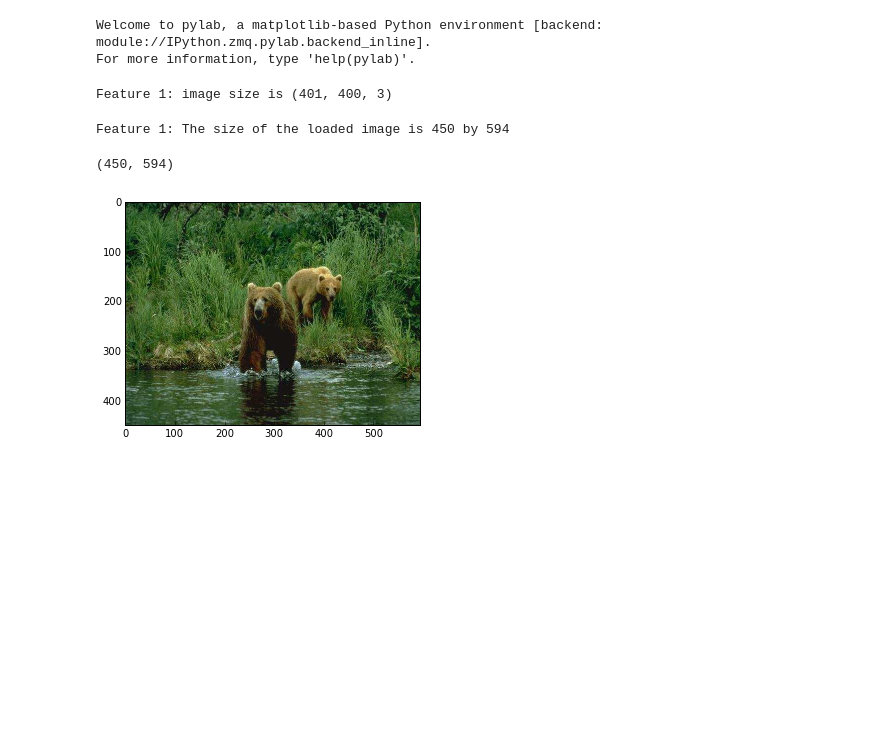
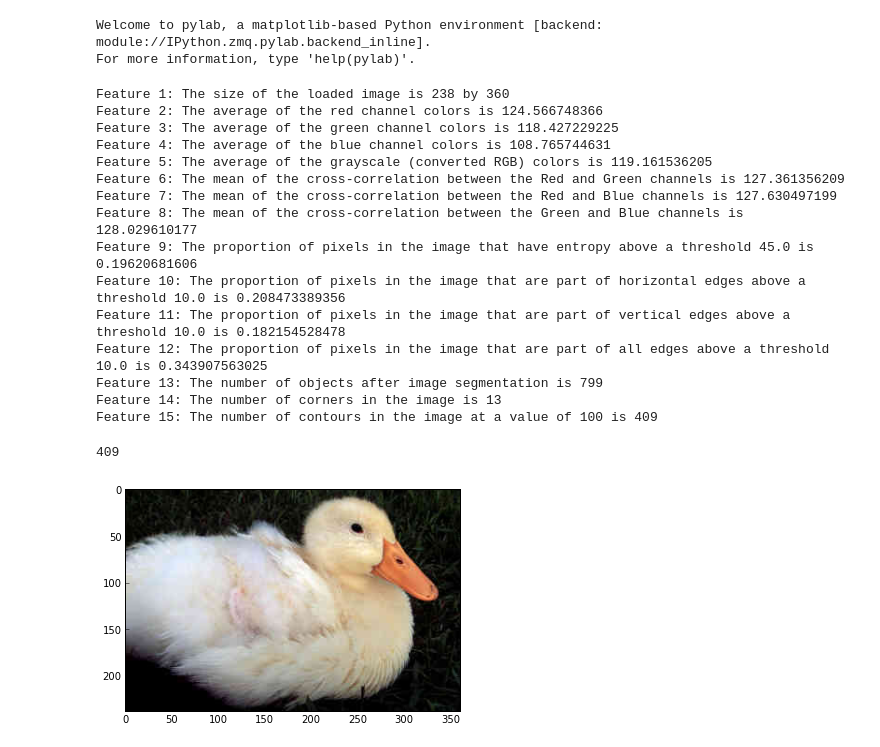
Before and after one commit to autumnshores/AY250_PythonClass, a Jupyter notebook: homework4/Q2.ipynb, the cells around one changed output. Drawn from its saved outputs; the diff is of its cells as text; code cells hidden in the pictures; blank space fills up the shorter version.

```diff
--- a/homework4/Q2.ipynb
+++ b/homework4/Q2.ipynb
@@ -5,9 +5,4 @@ import numpy as np
 # %% [output]
 Welcome to pylab, a matplotlib-based Python environment [backend: module://IPython.zmq.pylab.backend_inline].
 For more information, type 'help(pylab)'.
-# %%
-#feature 1: array size
-print 'Feature 1: image size is', img.shape
-# %% [output]
-Feature 1: image size is (401, 400, 3)
 # %%
@@ -45,11 +164,36 @@ class ImageFeatures:
-# %%
-x = ImageFeatures('bear','0001')
-x.loadimage()
-x.getimsize()
-x.getRmean()
-x.getGmean()
-x.getBmean()
-# %% [output]
-Feature 1: The size of the loaded image is 450 by 594
-(450, 594)
-[figure, removed]
+# %%
+x = ImageFeatures('duck','0014')
+x.loadimage()
+x.getimsize()
+x.getRmean()
+x.getGmean()
+x.getBmean()
+x.getGrayscalemean()
+x.getXCorrmeanRG()
+x.getXCorrmeanRB()
+x.getXCorrmeanGB()
+x.getProportionEntropy(45.0)
+x.getProportionHSobelEdges(10.0)
+x.getProportionVSobelEdges(10.0)
+x.getProportionSobelEdges(10.0)
+x.getnumObjects()
+x.getnumCorners()
+x.getnumContours(100)
+# %% [output]
+Feature 1: The size of the loaded image is 238 by 360
+Feature 2: The average of the red channel colors is 124.566748366
+Feature 3: The average of the green channel colors is 118.427229225
+Feature 4: The average of the blue channel colors is 108.765744631
+Feature 5: The average of the grayscale (converted RGB) colors is 119.161536205
+Feature 6: The mean of the cross-correlation between the Red and Green channels is 127.361356209
+Feature 7: The mean of the cross-correlation between the Red and Blue channels is 127.630497199
+Feature 8: The mean of the cross-correlation between the Green and Blue channels is 128.029610177
+Feature 9: The proportion of pixels in the image that have entropy above a threshold 45.0 is 0.19620681606
+Feature 10: The proportion of pixels in the image that are part of horizontal edges above a threshold 10.0 is 0.208473389356
+Feature 11: The proportion of pixels in the image that are part of vertical edges above a threshold 10.0 is 0.182154528478
+Feature 12: The proportion of pixels in the image that are part of all edges above a threshold 10.0 is 0.343907563025
+Feature 13: The number of objects after image segmentation is 799
+Feature 14: The number of corners in the image is 13
+Feature 15: The number of contours in the image at a value of 100 is 409
+409
+[figure, added]
```
Also changed, not shown: parts of 1 cell of this notebook.
